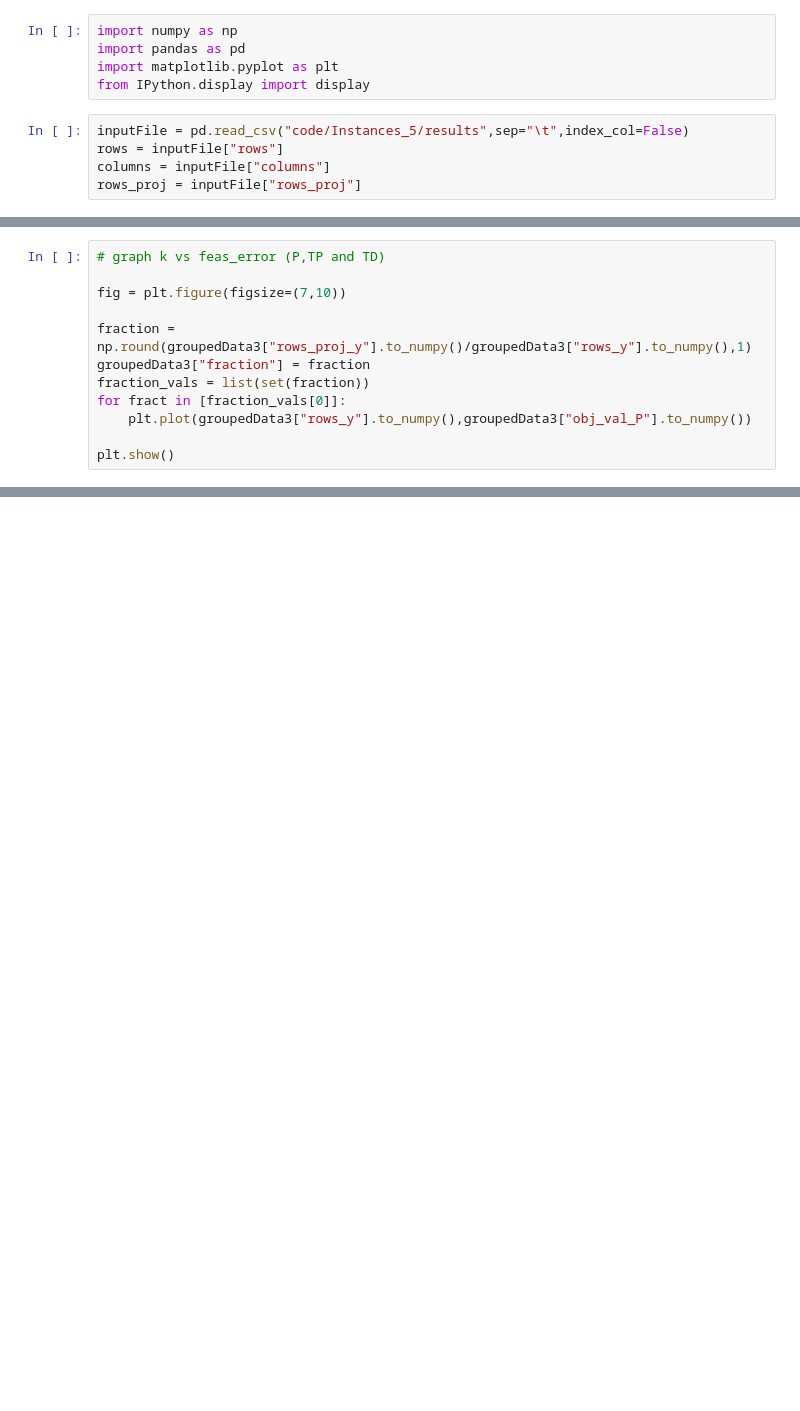
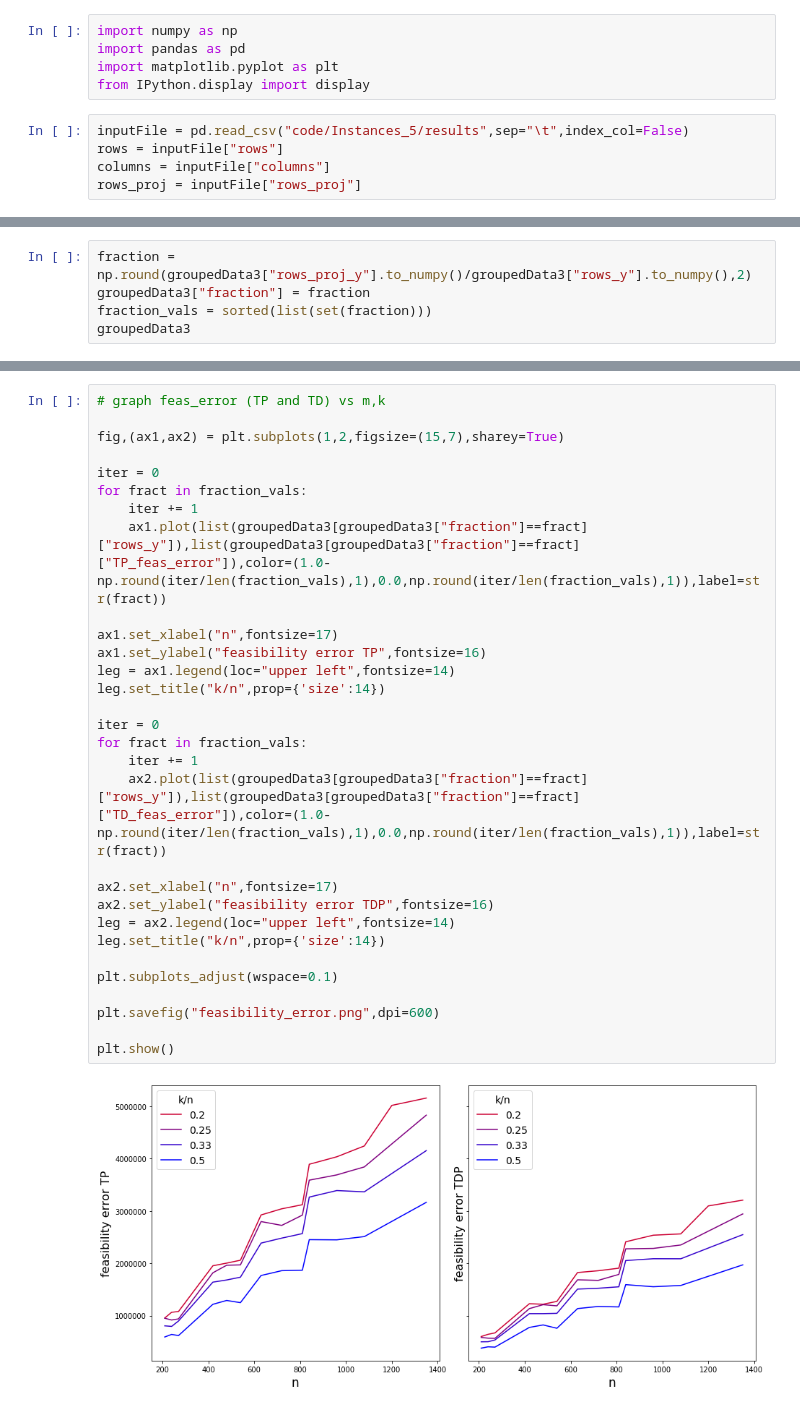
Before and after one commit to redamlahlou/INF580-Random-Projections, a Jupyter notebook: analysis.ipynb, the cells around one changed output, grey strips where cells are left out. Saved outputs shown, nothing was run; the diff lists cells and outputs as text; blank space fills up the shorter version.

```diff
--- a/analysis.ipynb
+++ b/analysis.ipynb
@@ -96,13 +48,6 @@ plt.show()
 # %%
-# graph k vs feas_error (P,TP and TD)
-
-fig = plt.figure(figsize=(7,10))
-
-fraction = np.round(groupedData3["rows_proj_y"].to_numpy()/groupedData3["rows_y"].to_numpy(),1)
+fraction = np.round(groupedData3["rows_proj_y"].to_numpy()/groupedData3["rows_y"].to_numpy(),2)
 groupedData3["fraction"] = fraction
-fraction_vals = list(set(fraction))
-for fract in [fraction_vals[0]]:
-    plt.plot(groupedData3["rows_y"].to_numpy(),groupedData3["obj_val_P"].to_numpy())
-
-plt.show()
+fraction_vals = sorted(list(set(fraction)))
+groupedData3
 # %% [output]
@@ -109,0 +75,32 @@ plt.show()
+# %%
+# graph feas_error (TP and TD) vs m,k
+
+fig,(ax1,ax2) = plt.subplots(1,2,figsize=(15,7),sharey=True)
+
+iter = 0
+for fract in fraction_vals:
+    iter += 1
+    ax1.plot(list(groupedData3[groupedData3["fraction"]==fract]["rows_y"]),list(groupedData3[groupedData3["fraction"]==fract]["TP_feas_error"]),color=(1.0-np.round(iter/len(fraction_vals),1),0.0,np.round(iter/len(fraction_vals),1)),label=str(fract))
+
+ax1.set_xlabel("n",fontsize=17)
+ax1.set_ylabel("feasibility error TP",fontsize=16)
+leg = ax1.legend(loc="upper left",fontsize=14)
+leg.set_title("k/n",prop={'size':14})
+
+iter = 0
+for fract in fraction_vals:
+    iter += 1
+    ax2.plot(list(groupedData3[groupedData3["fraction"]==fract]["rows_y"]),list(groupedData3[groupedData3["fraction"]==fract]["TD_feas_error"]),color=(1.0-np.round(iter/len(fraction_vals),1),0.0,np.round(iter/len(fraction_vals),1)),label=str(fract))
+
+ax2.set_xlabel("n",fontsize=17)
+ax2.set_ylabel("feasibility error TDP",fontsize=16)
+leg = ax2.legend(loc="upper left",fontsize=14)
+leg.set_title("k/n",prop={'size':14})
+
+plt.subplots_adjust(wspace=0.1)
+
+plt.savefig("feasibility_error.png",dpi=600)
+
+plt.show()
+# %% [output]
+[figure, added]
```
Also changed, not shown: parts of 9 cells of this notebook.
